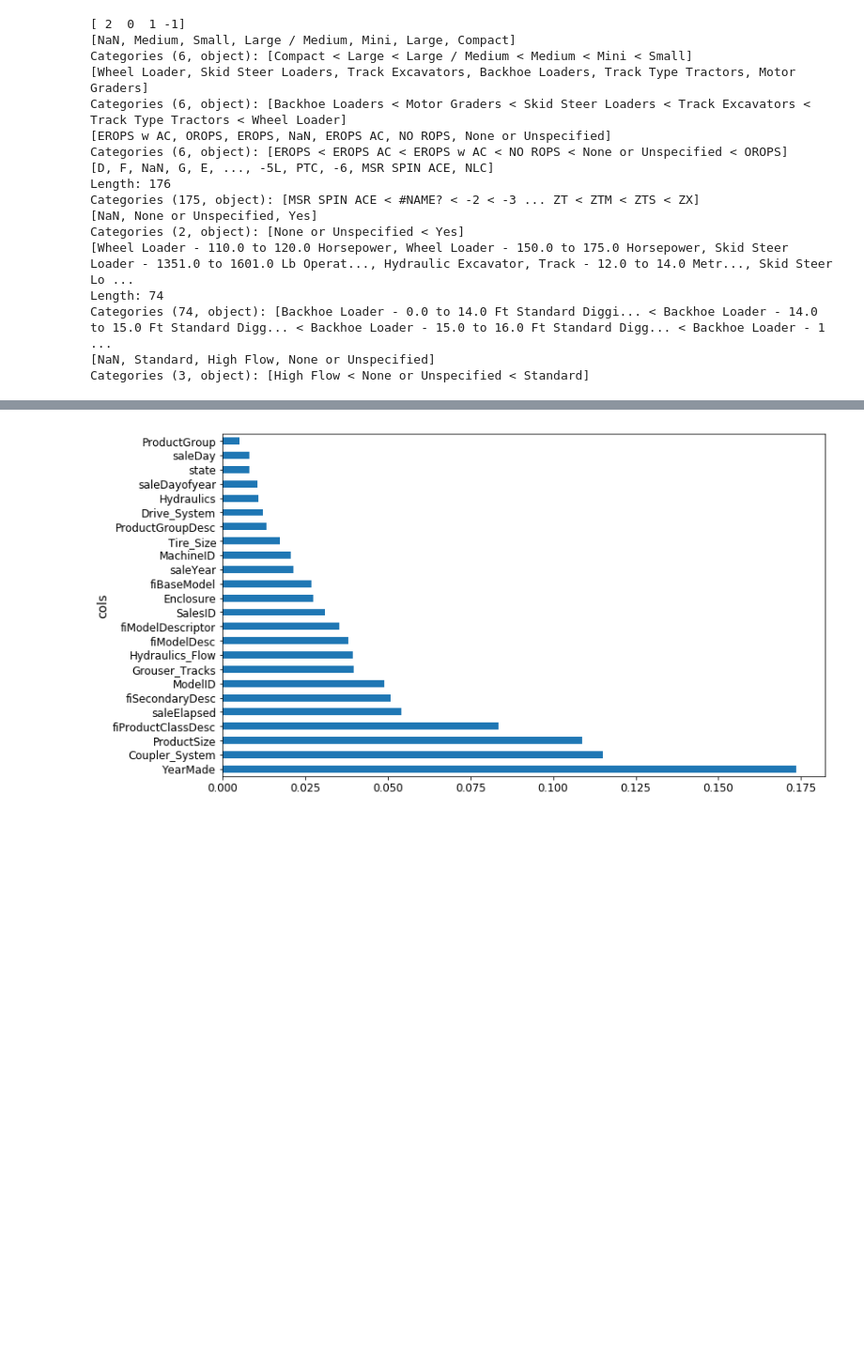
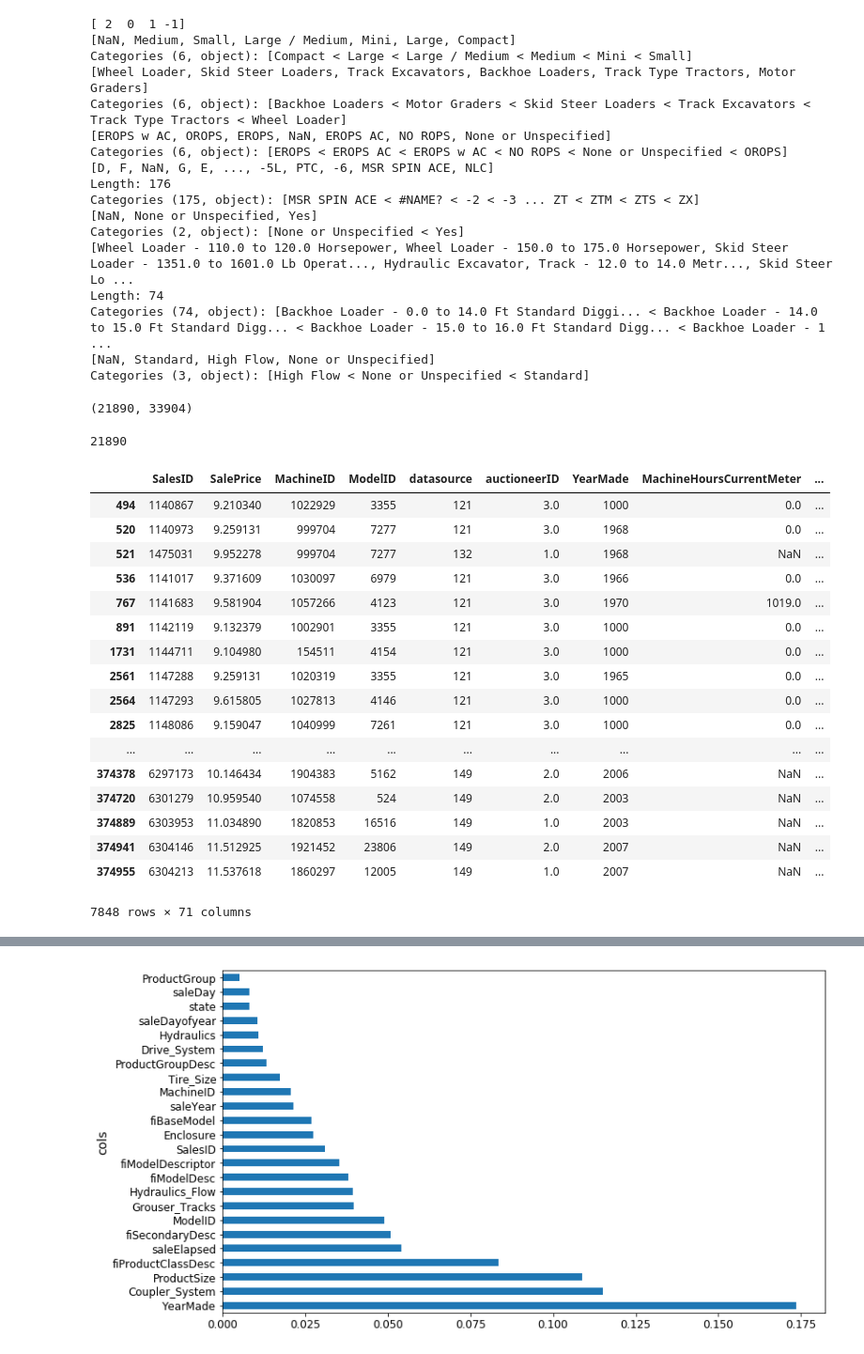
Before and after one commit to davidkobilnyk/fastai, a Jupyter notebook: courses/ml1/lesson2-rf_interpretation.ipynb, the cells around one changed output, grey strips where cells are left out. Shown at 94% size. Saved outputs shown, nothing was run; the diff lists cells and outputs as text; code cells hidden in the pictures; blank space fills up the shorter version.

```diff
--- a/courses/ml1/lesson2-rf_interpretation.ipynb
+++ b/courses/ml1/lesson2-rf_interpretation.ipynb
@@ -238,0 +243,29 @@ Categories (3, object): [High Flow < None or Unspecified < Standard]
+# %%
+len(df_merge[df_merge.MfgYear == 1000]), len(df_merge[df_merge.YearMade == 1000])
+# %% [output]
+(21890, 33904)
+# %%
+len(df_merge[(df_merge.MfgYear == 1000) & (df_merge.YearMade == 1000)])
+# %% [output]
+21890
+# %%
+df_merge[(df_merge.MfgYear > 1900) & (df_merge.MfgYear <= 1970)]
+# %% [output]
+|  | SalesID | SalePrice | MachineID | ModelID | datasource | auctioneerID | YearMade | MachineHoursCurrentMeter | ... |
+| 494 | 1140867 | 9.210340 | 1022929 | 3355 | 121 | 3.0 | 1000 | 0.0 | ... |
+| 520 | 1140973 | 9.259131 | 999704 | 7277 | 121 | 3.0 | 1968 | 0.0 | ... |
+| 521 | 1475031 | 9.952278 | 999704 | 7277 | 132 | 1.0 | 1968 | NaN | ... |
+| 536 | 1141017 | 9.371609 | 1030097 | 6979 | 121 | 3.0 | 1966 | 0.0 | ... |
+| 767 | 1141683 | 9.581904 | 1057266 | 4123 | 121 | 3.0 | 1970 | 1019.0 | ... |
+| 891 | 1142119 | 9.132379 | 1002901 | 3355 | 121 | 3.0 | 1000 | 0.0 | ... |
+| 1731 | 1144711 | 9.104980 | 154511 | 4154 | 121 | 3.0 | 1000 | 0.0 | ... |
+| 2561 | 1147288 | 9.259131 | 1020319 | 3355 | 121 | 3.0 | 1965 | 0.0 | ... |
+| 2564 | 1147293 | 9.615805 | 1027813 | 4146 | 121 | 3.0 | 1000 | 0.0 | ... |
+| 2825 | 1148086 | 9.159047 | 1040999 | 7261 | 121 | 3.0 | 1000 | 0.0 | ... |
+| ... | ... | ... | ... | ... | ... | ... | ... | ... | ... |
+| 374378 | 6297173 | 10.146434 | 1904383 | 5162 | 149 | 2.0 | 2006 | NaN | ... |
+| 374720 | 6301279 | 10.959540 | 1074558 | 524 | 149 | 2.0 | 2003 | NaN | ... |
+| 374889 | 6303953 | 11.034890 | 1820853 | 16516 | 149 | 1.0 | 2003 | NaN | ... |
+| 374941 | 6304146 | 11.512925 | 1921452 | 23806 | 149 | 2.0 | 2007 | NaN | ... |
+| 374955 | 6304213 | 11.537618 | 1860297 | 12005 | 149 | 1.0 | 2007 | NaN | ... |
+7848 rows × 71 columns
```
Also changed, not shown: parts of 25 cells of this notebook.
